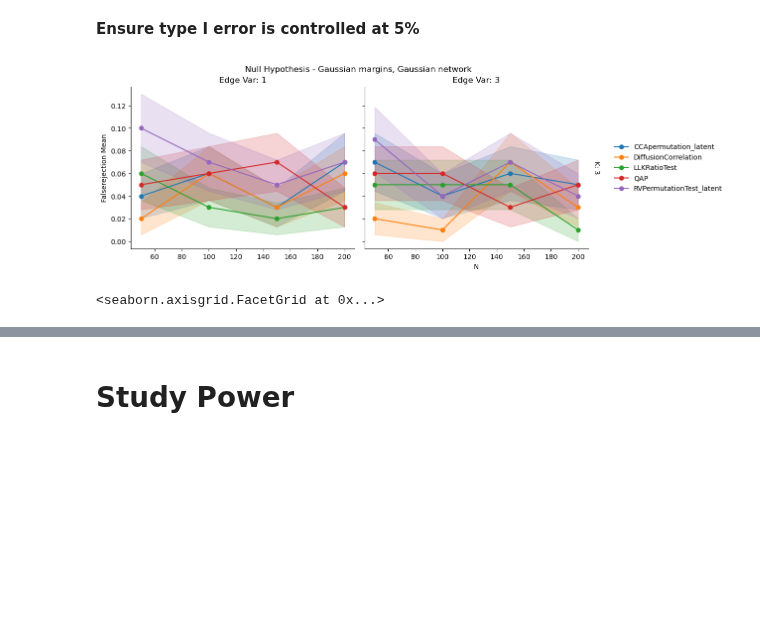
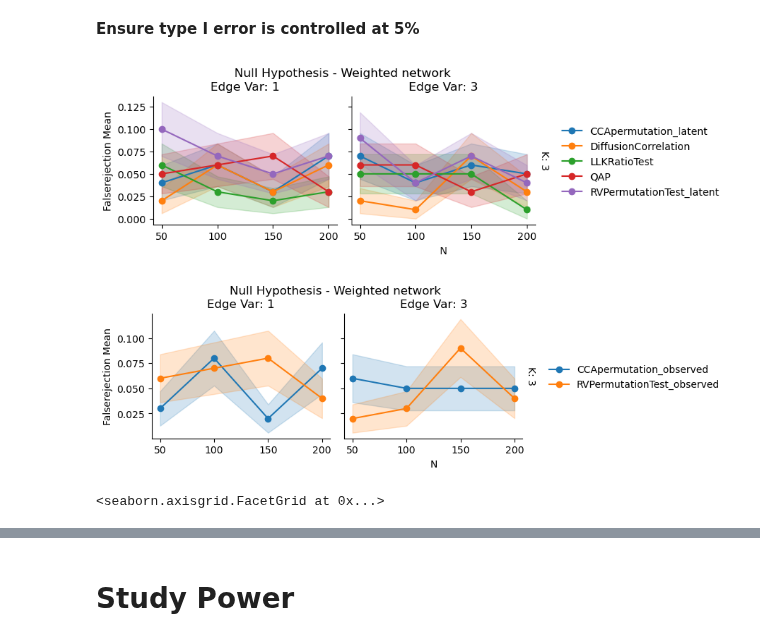
Before and after one commit to lorenzo-costa/testing-network-independence, a Jupyter notebook: results/visualise_results.ipynb, the cells around one changed output, grey strips where cells are left out. Cells and saved outputs as stored; diff of their text form; code cells hidden in the pictures; blank space fills up the shorter version.

```diff
--- a/results/visualise_results.ipynb
+++ b/results/visualise_results.ipynb
@@ -307,24 +307,38 @@ agg_null_bernoulli_laplace_margins_logistic_mle = aggregate_results(
     factors=["edge_var", "k", "method"],
 )
 # %%
-reject = ['CCApermutation_observed', 'RVPermutationTest_observed']
+observed = ['CCApermutation_observed', 'RVPermutationTest_observed']
 # %%
 temp = agg_null_gaussian_gaus_margins_gaus_mle.copy()
-temp = temp[~temp['method'].isin(reject)]
+
 plot_grid(
-    grouped_stats=temp,
+    grouped_stats=temp[~temp['method'].isin(observed)],
     plotting_function=plot_with_bands,
     x_axis="n",
     y_axis="FalseRejection_mean",
     factors=["method", "edge_var", "k"],
-    height=4,
+    height=2.5,
     se_bands="FalseRejection_sem",
     share_x=True,
     share_y=True,
-    title="Null Hypothesis - Gaussian margins, Gaussian network ",
+    title="Null Hypothesis - Weighted network ",
 )
+
+plot_grid(
+    grouped_stats=temp[temp['method'].isin(observed)],
+    plotting_function=plot_with_bands,
+    x_axis="n",
+    y_axis="FalseRejection_mean",
+    factors=["method", "edge_var", "k"],
+    height=2.5,
+    se_bands="FalseRejection_sem",
+    share_x=True,
+    share_y=True,
+    title="Null Hypothesis - Weighted network ",
+)
 # %% [output]
-[figure, old version]
+[figure, new version]
+[figure, added]
 <seaborn.axisgrid.FacetGrid at 0x...>
 # %%
 temp = agg_null_bernoulli_gaus_margins_logistic_mle.copy()
```
Also changed, not shown: parts of 22 cells of this notebook, 11 other files.
